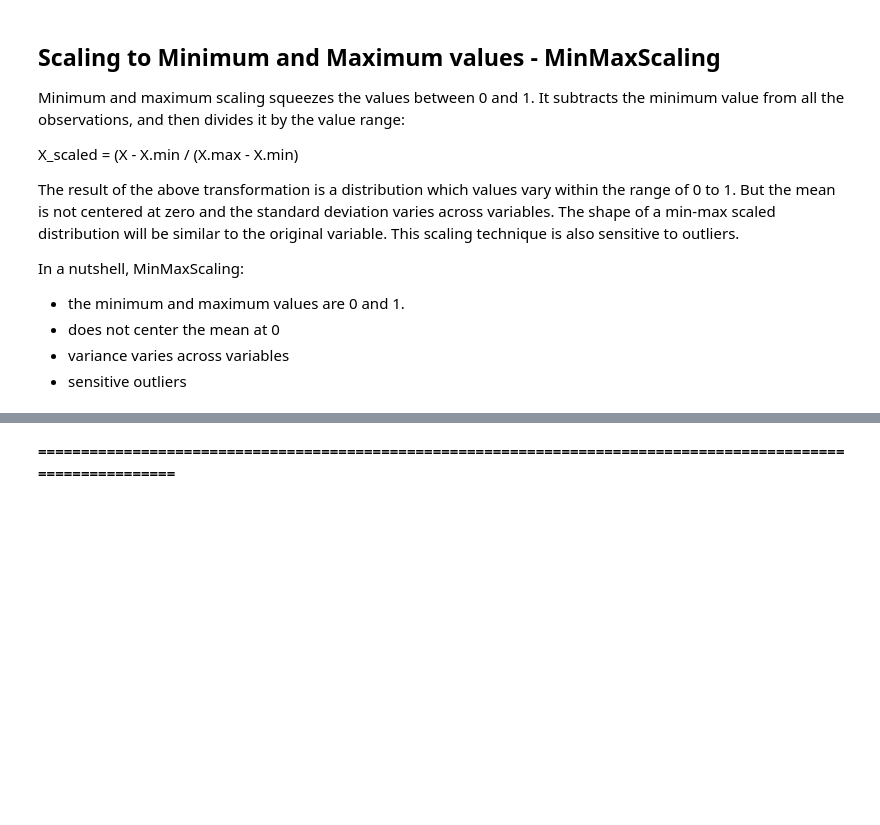
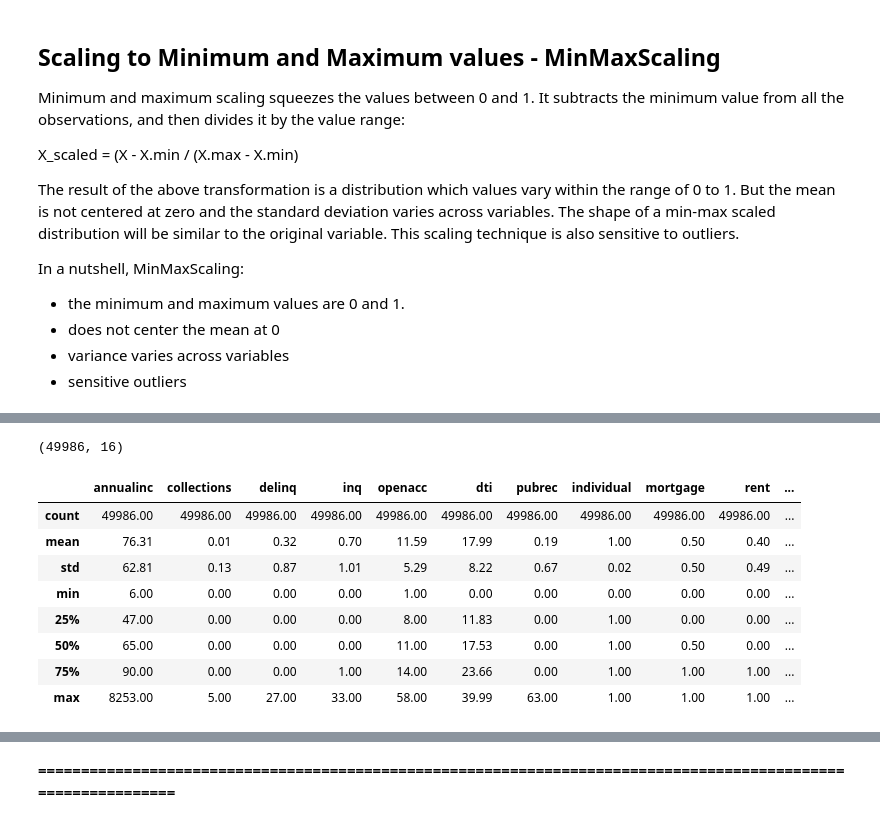
Before and after one commit to dennislamcv1/EmoryMktAna, a Jupyter notebook: Marketing Analytics Capstone Project/Lending Club Data Preparation.ipynb, the cells around one changed output, grey strips where cells are left out. Drawn from its saved outputs; the diff is of its cells as text; code cells hidden in the pictures; blank space fills up the shorter version.

```diff
--- a/Marketing Analytics Capstone Project/Lending Club Data Preparation.ipynb
+++ b/Marketing Analytics Capstone Project/Lending Club Data Preparation.ipynb
@@ -816,4 +762,16 @@ df.head()
 # %%
-df.shape
+df2.shape
+# %% [output]
+(49986, 16)
 # %%
-df.describe()
+df2.describe()
+# %% [output]
+|  | annualinc | collections | delinq | inq | openacc | dti | pubrec | individual | mortgage | rent | ... |
+| count | 49986.00 | 49986.00 | 49986.00 | 49986.00 | 49986.00 | 49986.00 | 49986.00 | 49986.00 | 49986.00 | 49986.00 | ... |
+| mean | 76.31 | 0.01 | 0.32 | 0.70 | 11.59 | 17.99 | 0.19 | 1.00 | 0.50 | 0.40 | ... |
+| std | 62.81 | 0.13 | 0.87 | 1.01 | 5.29 | 8.22 | 0.67 | 0.02 | 0.50 | 0.49 | ... |
+| min | 6.00 | 0.00 | 0.00 | 0.00 | 1.00 | 0.00 | 0.00 | 0.00 | 0.00 | 0.00 | ... |
+| 25% | 47.00 | 0.00 | 0.00 | 0.00 | 8.00 | 11.83 | 0.00 | 1.00 | 0.00 | 0.00 | ... |
+| 50% | 65.00 | 0.00 | 0.00 | 0.00 | 11.00 | 17.53 | 0.00 | 1.00 | 0.50 | 0.00 | ... |
+| 75% | 90.00 | 0.00 | 0.00 | 1.00 | 14.00 | 23.66 | 0.00 | 1.00 | 1.00 | 1.00 | ... |
+| max | 8253.00 | 5.00 | 27.00 | 33.00 | 58.00 | 39.99 | 63.00 | 1.00 | 1.00 | 1.00 | ... |
```
Also changed, not shown: parts of 29 cells of this notebook, 2 other files.
